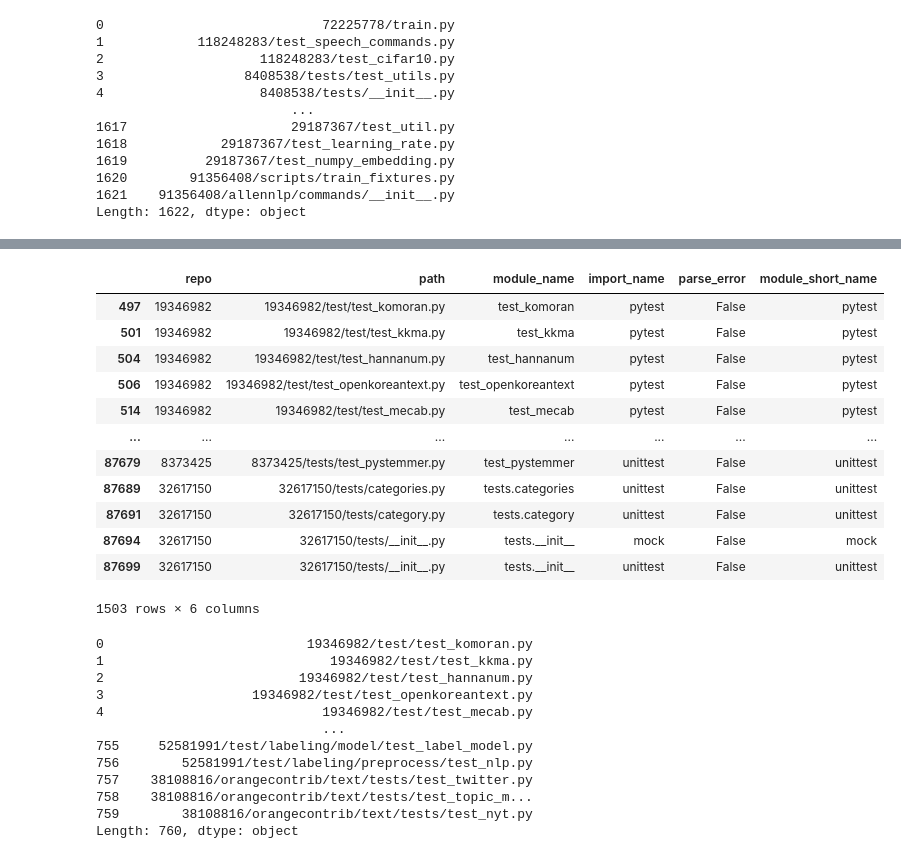
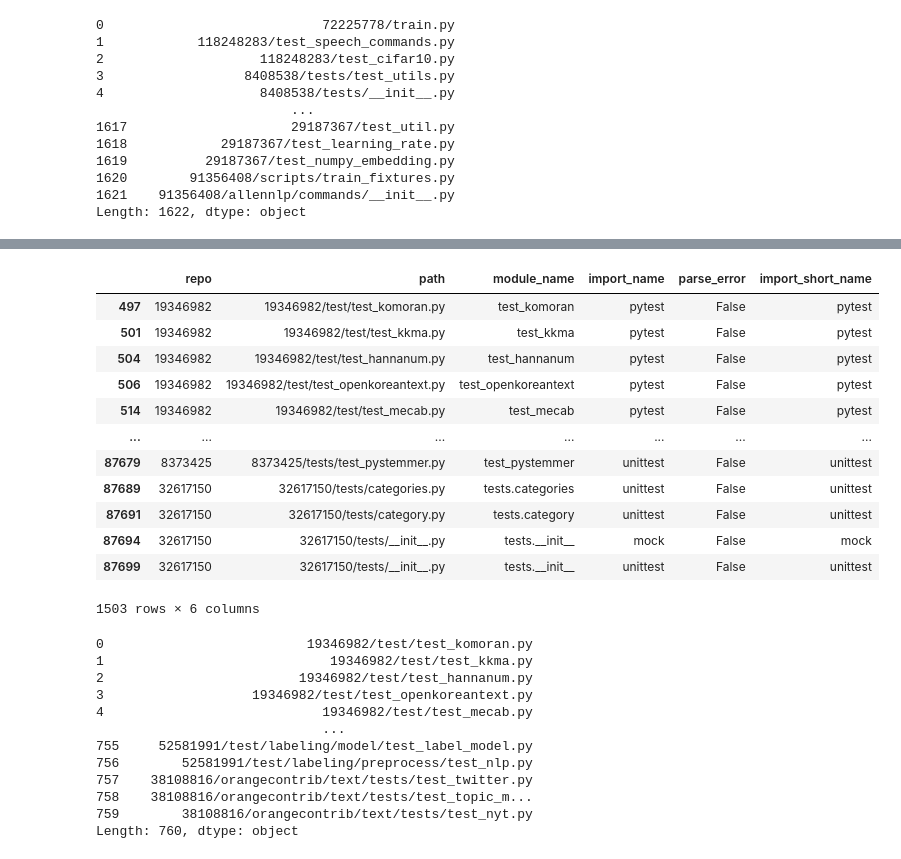
Before and after one commit to a2i2/mining-data-science-repositories, a Jupyter notebook: notebooks/analyse_imports.ipynb, the cells around one changed output, grey strips where cells are left out. Cells and saved outputs as stored; diff of their text form; code cells hidden in the pictures.

```diff
--- a/notebooks/analyse_imports.ipynb
+++ b/notebooks/analyse_imports.ipynb
@@ -8,2 +13,2 @@ import altair as alt # Python wrapper for Vega-Lite visualisation grammar
 # %%
-DATA_DIR = "../exp_results/output/"
+DATA_DIR = "../output/"
@@ -84,2 +129,0 @@ proj_imports_all
-# %%
-proj_imports_all["module_short_name"] = proj_imports_all["import_name"].apply(lambda x: x.split(".")[0] if not pd.isnull(x) else "")
@@ -290,0 +282,2 @@ Surprisingly, imports only occur at most once. This is because `findimports` wil
+# %%
+proj_imports_all["import_short_name"] = proj_imports_all["import_name"].apply(lambda x: x.split(".")[0] if not pd.isnull(x) else "")
@@ -446,8 +502,8 @@ test_frameworks = ["unittest", "pytest", "unittest2", "mock"]
 # %%
-unittests = proj_imports_all[proj_imports_all["module_short_name"].isin(test_frameworks)]
+unittests = proj_imports_all[proj_imports_all["import_short_name"].isin(test_frameworks)]
 unittests
 # %% [output]
-|  | repo | path | module_name | import_name | parse_error | module_short_name |
+|  | repo | path | module_name | import_name | parse_error | import_short_name |
 | 497 | 19346982 | 19346982/test/test_komoran.py | test_komoran | pytest | False | pytest |
 | 501 | 19346982 | 19346982/test/test_kkma.py | test_kkma | pytest | False | pytest |
 | 504 | 19346982 | 19346982/test/test_hannanum.py | test_hannanum | pytest | False | pytest |
```
Also changed, not shown: parts of 87 cells of this notebook, 2 other files.
